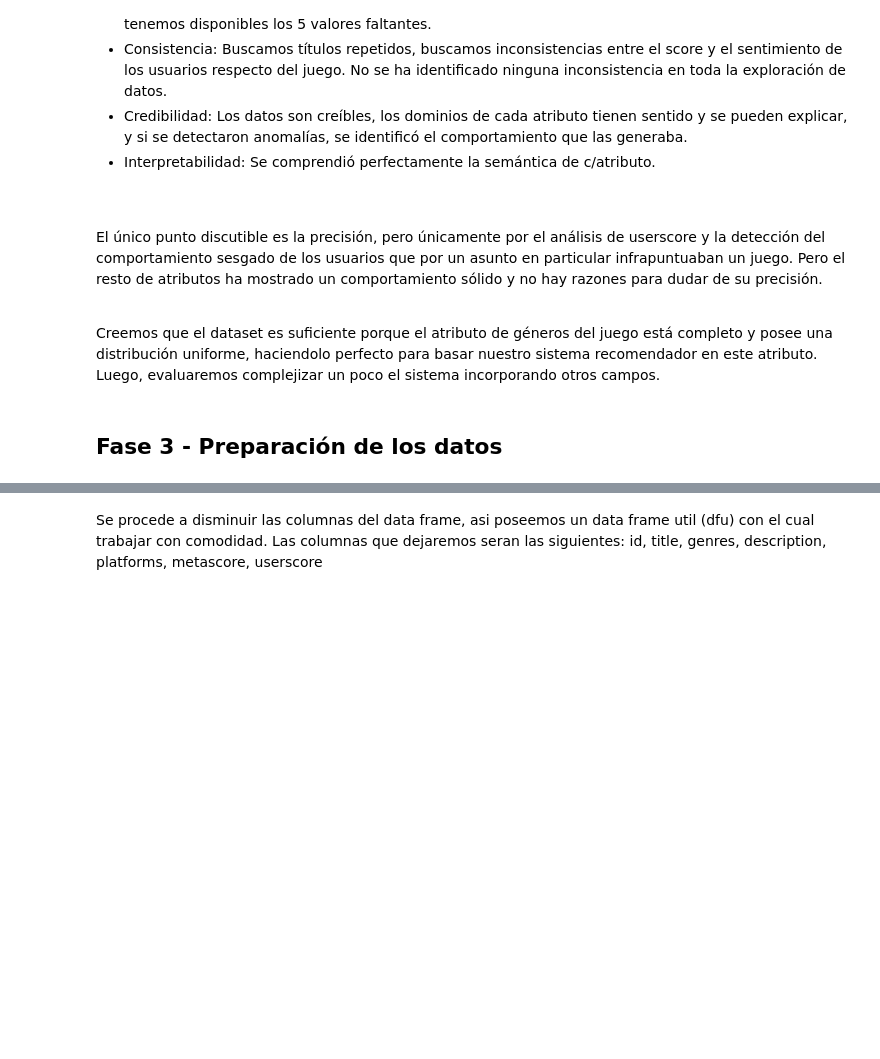
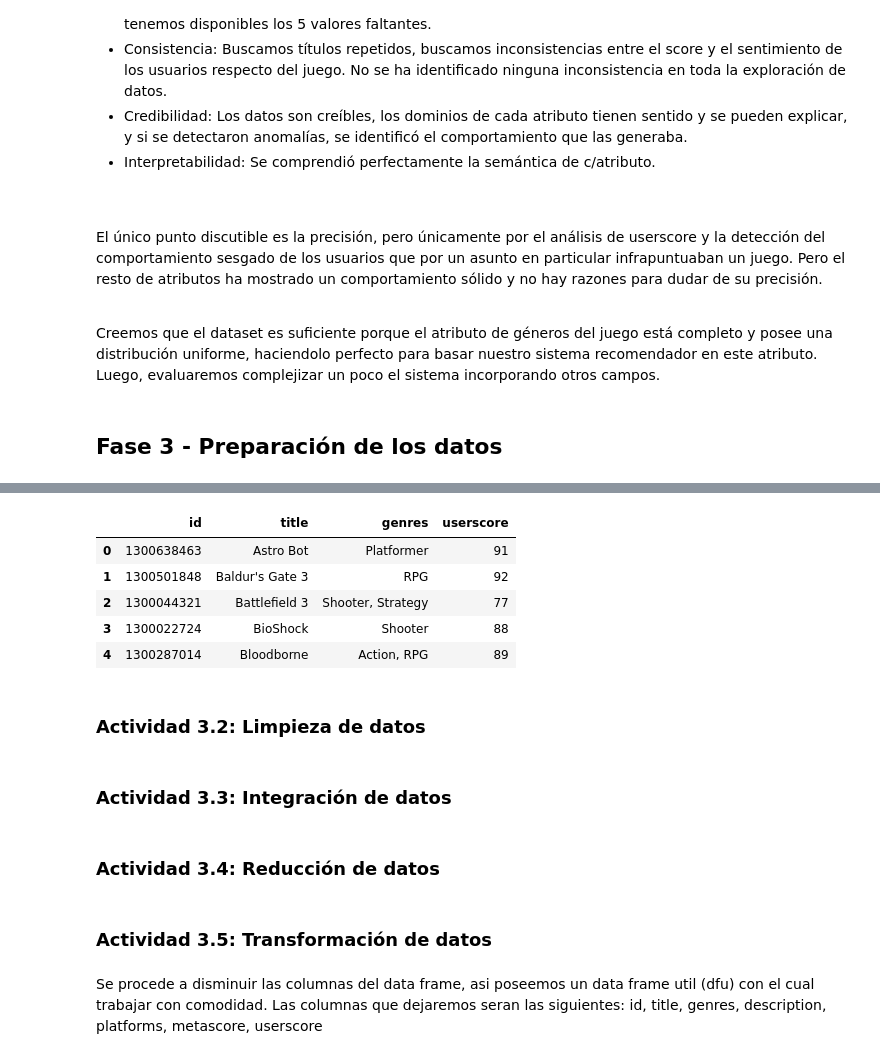
Before and after one commit to SantiagoCiaponi/data-science, a Jupyter notebook: notebooks/data_mining.ipynb, the cells around one changed output, grey strips where cells are left out. Cells and saved outputs as stored; diff of their text form; code cells hidden in the pictures; blank space fills up the shorter version.

```diff
--- a/notebooks/data_mining.ipynb
+++ b/notebooks/data_mining.ipynb
@@ -1577,3 +1600,21 @@ Creemos que el dataset es suficiente porque el atributo de géneros del juego es
+# %%
+df = df[["id", "title","genres", "userscore"]]
+df.head()
+# %% [output]
+|  | id | title | genres | userscore |
+| 0 | 1300638463 | Astro Bot | Platformer | 91 |
+| 1 | 1300501848 | Baldur's Gate 3 | RPG | 92 |
+| 2 | 1300044321 | Battlefield 3 | Shooter, Strategy | 77 |
+| 3 | 1300022724 | BioShock | Shooter | 88 |
+| 4 | 1300287014 | Bloodborne | Action, RPG | 89 |
+# %% [markdown]
+### Actividad 3.2: Limpieza de datos
+# %% [markdown]
+### Actividad 3.3: Integración de datos
+# %% [markdown]
+### Actividad 3.4: Reducción de datos
+# %% [markdown]
+### Actividad 3.5: Transformación de datos
 # %% [markdown]
 Se procede a disminuir las columnas del data frame, asi poseemos un data frame util (dfu) con el cual trabajar con comodidad. Las columnas que dejaremos seran las siguientes: id, title, genres, description, platforms, metascore, userscore
 # %% [markdown]
```
Also changed, not shown: parts of 3 cells of this notebook.
